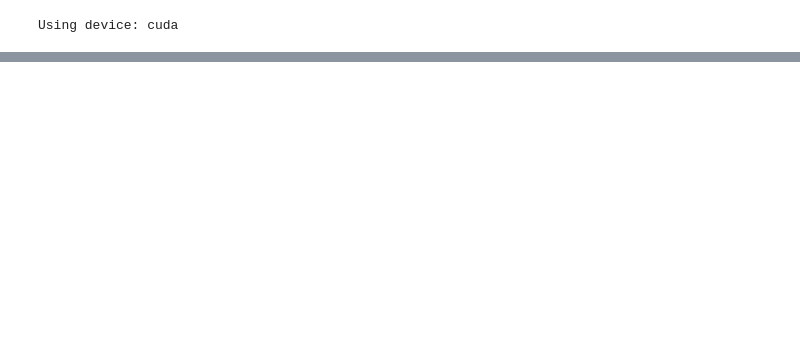
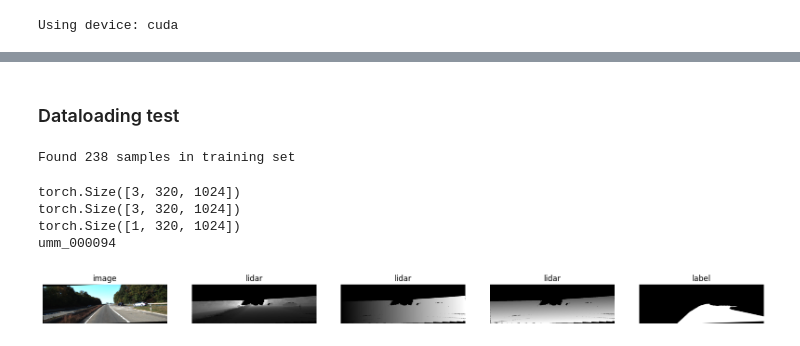
Before and after one commit to LorenzoBacchini/3D_perception_Project_3, a Jupyter notebook: learned-data-fusion.ipynb, the cells around one changed output, grey strips where cells are left out. Cells and saved outputs as stored; diff of their text form; code cells hidden in the pictures; blank space fills up the shorter version.

Commit message:
learned-data-fusion refactored

```diff
--- a/learned-data-fusion.ipynb
+++ b/learned-data-fusion.ipynb
@@ -652,0 +368,9 @@ for epoch in range(EPOCHS):
+# %% [markdown]
+### Dataloading test
+# %%
+"""
+    Defining the train dataset
+"""
+dataset_train = KITTIFusionDataset(data_dir = "/kaggle/input/kitti-road", split = "training", img_width = 1024, img_height = 320)
+# %% [output]
+Found 238 samples in training set
@@ -652,0 +387,57 @@ for epoch in range(EPOCHS):
+# %%
+"""
+    Retrieving and printing the batch's first sample
+"""
+image = data['image'][0]
+lidar = data['lidar'][0]
+label = data['label'][0]
+name = data['name'][0]
+
+print(image.shape)
+print(lidar.shape)
+print(label.shape)
+print(name)
+# %% [output]
+torch.Size([3, 320, 1024])
+torch.Size([3, 320, 1024])
+torch.Size([1, 320, 1024])
+umm_000094
+# %%
+"""
+    Printing the sample's images
+"""
+
+image_1 = image.permute(1, 2, 0).numpy()
+label_1 = label.permute(1, 2, 0).numpy()
+
+plt.figure(figsize=(20, 15))
+
+
+plt.subplot(1, 5, 1)
+plt.imshow(image_1)
+plt.title("image")
+plt.axis('off')
+
+plt.subplot(1, 5, 2)
+plt.imshow(lidar[0], cmap="gray")
+plt.title("lidar")
+plt.axis('off')
+
+plt.subplot(1, 5, 3)
+plt.imshow(lidar[1], cmap="gray")
+plt.title("lidar")
+plt.axis('off')
+
+plt.subplot(1, 5, 4)
+plt.imshow(lidar[2], cmap="gray")
+plt.title("lidar")
+plt.axis('off')
+
+plt.subplot(1, 5, 5)
+plt.imshow(label_1, cmap="gray")
+plt.title("label")
+plt.axis("off")
+
+plt.show()
+# %% [output]
+[figure, added]
```
Also changed, not shown: parts of 80 cells of this notebook.
